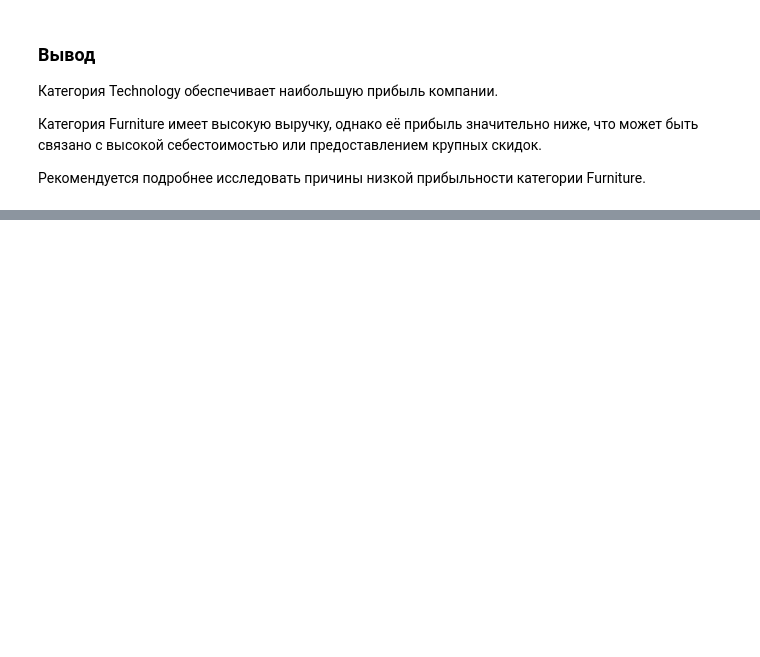
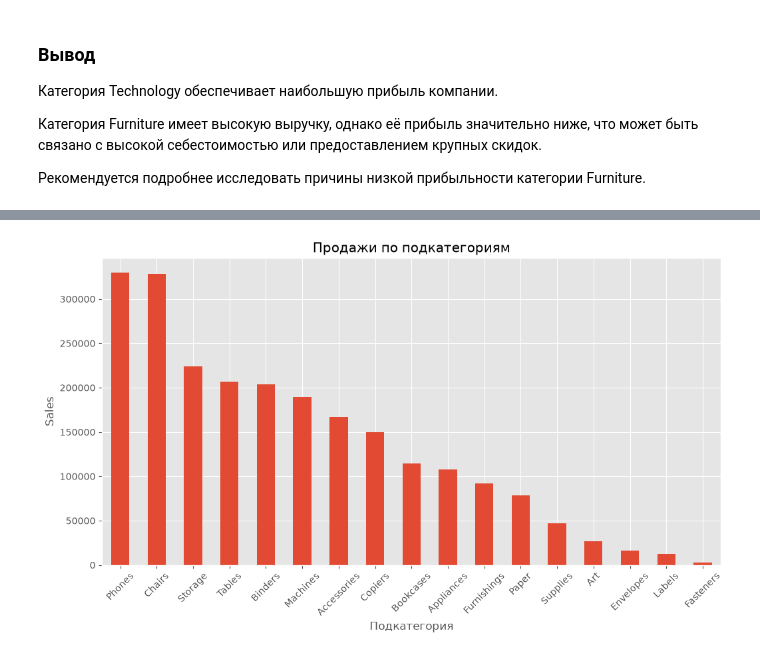
Before and after one commit to KseniaNos/sales-analysis, a Jupyter notebook: notebook.ipynb, the cells around one changed output, grey strips where cells are left out. Saved outputs shown, nothing was run; the diff lists cells and outputs as text; code cells hidden in the pictures; blank space fills up the shorter version.

```diff
--- a/notebook.ipynb
+++ b/notebook.ipynb
@@ -306,0 +289,8 @@ plt.show()
+# %%
+subcategory_sales = (
+    df.groupby("Sub-Category")["Sales"]
+      .sum()
+      .sort_values(ascending=False)
+)
+
+subcategory_sales
@@ -306,0 +317,16 @@ plt.show()
+# %%
+plt.figure(figsize=(12,6))
+
+subcategory_sales.plot(kind="bar")
+
+plt.title("Продажи по подкатегориям")
+
+plt.xlabel("Подкатегория")
+
+plt.ylabel("Sales")
+
+plt.xticks(rotation=45)
+
+plt.show()
+# %% [output]
+[figure, added]
```
Also changed, not shown: parts of 98 cells of this notebook.
